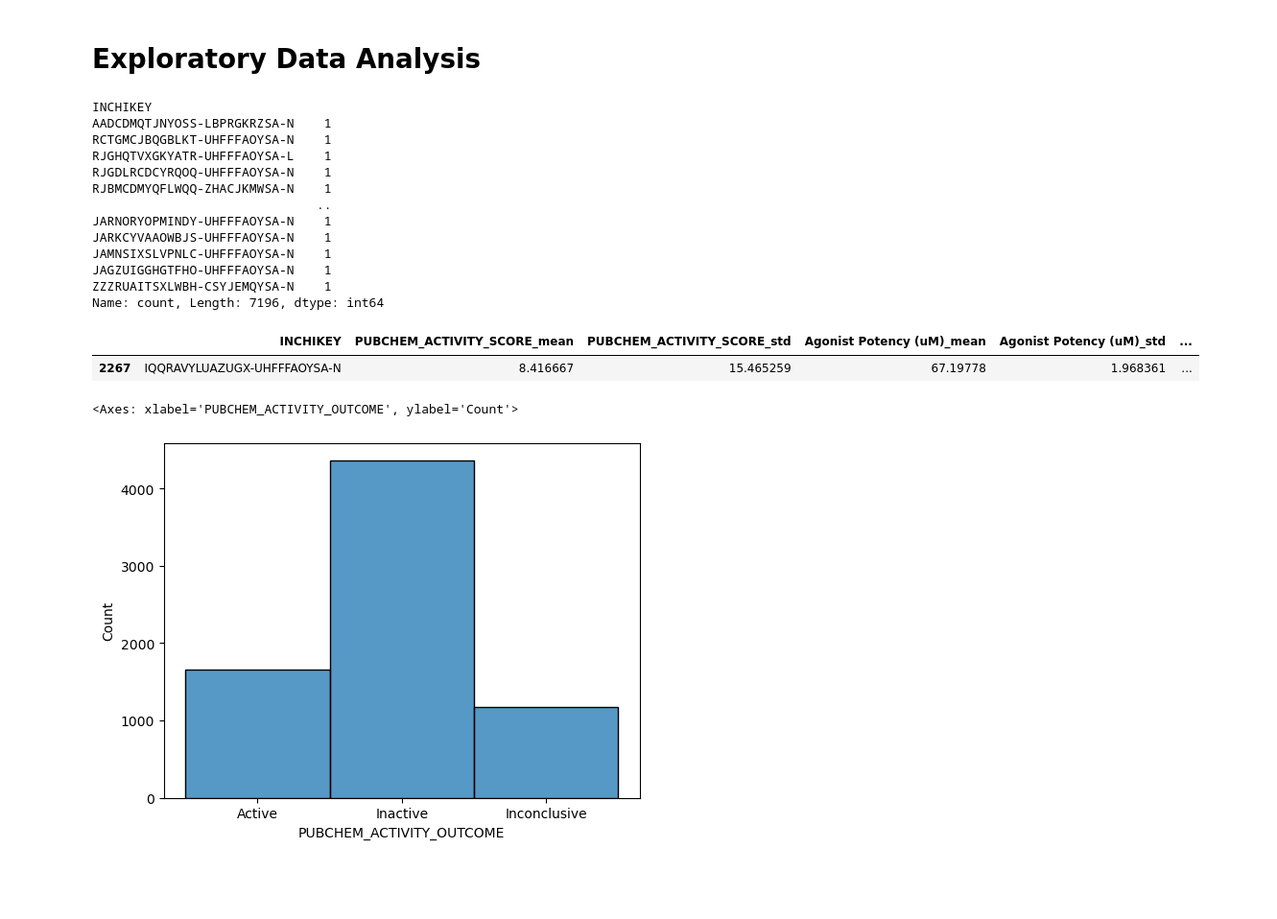
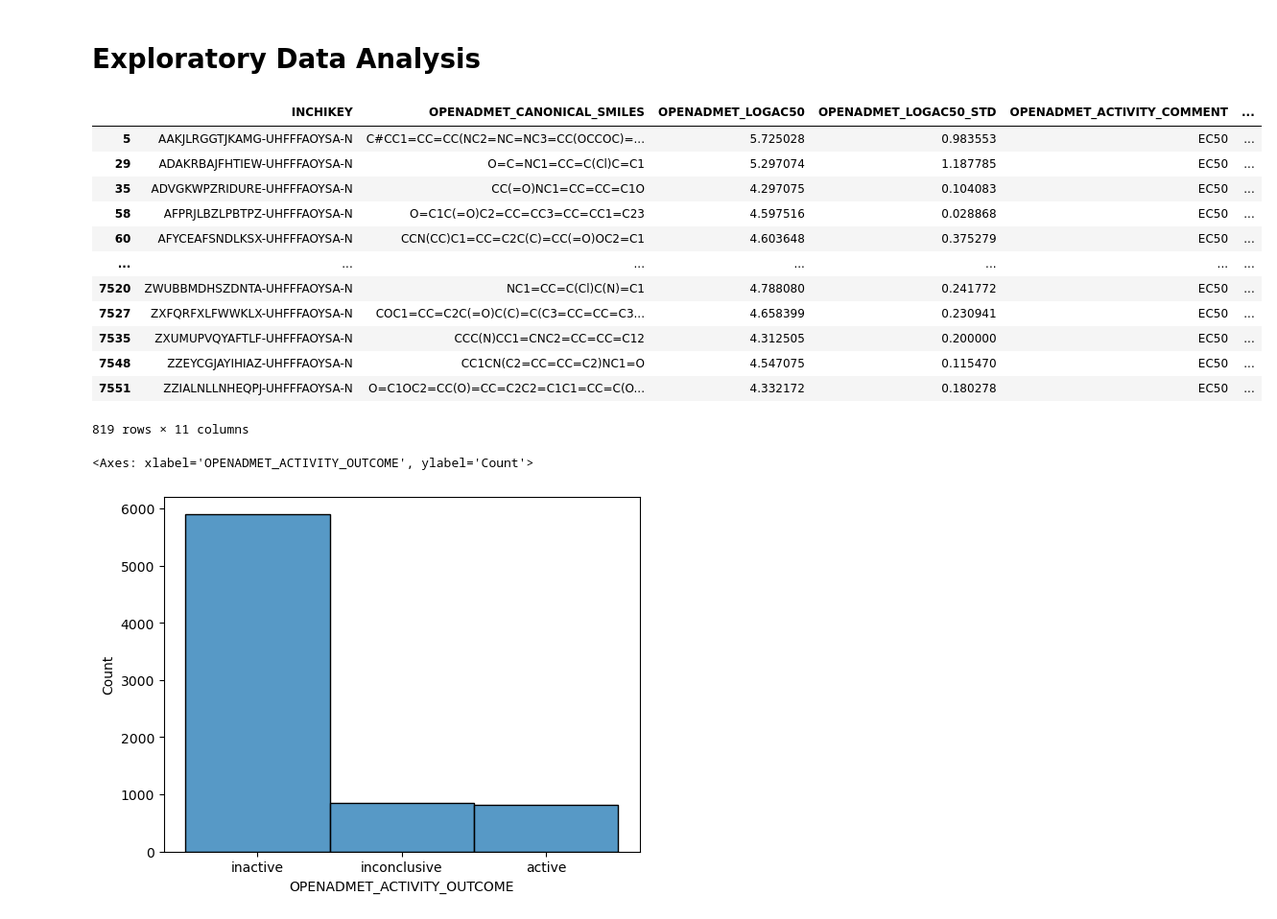
Before and after one commit to OpenADMET/data-catalogs, a Jupyter notebook: catalogs/pubchem_tox21/process_tox21.ipynb, the cells around one changed output. Shown: that part at 96% size. Cells and saved outputs as stored; diff of their text form; code cells hidden in the pictures; blank space fills up the shorter version.

```diff
--- a/catalogs/pubchem_tox21/process_tox21.ipynb
+++ b/catalogs/pubchem_tox21/process_tox21.ipynb
@@ -68,8 +76,0 @@ processed_files
-# %%
-data = {}
-
-for i in processed_files:
-    df = CSVProcessing.read_csv(os.path.join(output_folder, i))
-    data[i] = df
-
-data.keys()
@@ -91,3 +100,5 @@ Number rows in counter screen replicate data 9478.
+# %%
+data = make_data_dict(files=processed_files, path=output_path)
 # %% [markdown]
 ### Clean up the replicate data and merge
 1. Get the means and standard deviations for all numeric replicate columns
@@ -167,0 +156,4 @@ merged_rep
+# %%
+merged = summary_df.merge(rep_df, on="INCHIKEY", how="inner")
+merged = merged.merge(counter_df, on="INCHIKEY", how="inner")
+merged
@@ -235,0 +176,23 @@ full_df
+# %%
+merged.rename(columns={"pac50_mean": "OPENADMET_LOGAC50", "pac50_std": "OPENADMET_LOGAC50_STD"}, inplace=True)
+merged["OPENADMET_ACTIVITY_OUTCOME"] = merged["PUBCHEM_ACTIVITY_OUTCOME"].str.lower()
+merged["OPENADMET_ACTIVITY_COMMENT"] = ac50
+merged["OPENADMET_COUNTERSCREEN_VIABLE"] = np.where(
+    merged['counter_phenotype'].str.lower() == "cytotoxic", True, False
+)
+
+final_cols = [
+    "INCHIKEY",
+    "OPENADMET_CANONICAL_SMILES",
+    "OPENADMET_LOGAC50",
+    "OPENADMET_LOGAC50_STD",
+    "OPENADMET_ACTIVITY_COMMENT",
+    "OPENADMET_ACTIVITY_OUTCOME",
+    "OPENADMET_COUNTERSCREEN_VIABLE",
+    "fit_hillslope_mean",
+    "fit_hillslope_std",
+    "fit_r2_mean",
+    "fit_r2_std"
+]
+full_df = merged[final_cols]
+full_df
@@ -241,28 +218,23 @@ full_df.to_csv(os.path.join(final_output_path, f"cleaned_{protein}_tox21_data.cs
 # %% [markdown]
 # Exploratory Data Analysis
-# %%
-full_df['INCHIKEY'].value_counts()
-# %% [output]
-INCHIKEY
-AADCDMQTJNYOSS-LBPRGKRZSA-N    1
-RCTGMCJBQGBLKT-UHFFFAOYSA-N    1
-RJGHQTVXGKYATR-UHFFFAOYSA-L    1
-RJGDLRCDCYRQOQ-UHFFFAOYSA-N    1
-RJBMCDMYQFLWQQ-ZHACJKMWSA-N    1
-                              ..
-JARNORYOPMINDY-UHFFFAOYSA-N    1
-JARKCYVAAOWBJS-UHFFFAOYSA-N    1
-JAMNSIXSLVPNLC-UHFFFAOYSA-N    1
-JAGZUIGGHGTFHO-UHFFFAOYSA-N    1
-ZZZRUAITSXLWBH-CSYJEMQYSA-N    1
-Name: count, Length: 7196, dtype: int64
 # %%
-full_df.loc[full_df['INCHIKEY'] == 'IQQRAVYLUAZUGX-UHFFFAOYSA-N']
+full_df.loc[full_df['OPENADMET_ACTIVITY_OUTCOME'] == 'active']
 # %% [output]
-|  | INCHIKEY | PUBCHEM_ACTIVITY_SCORE_mean | PUBCHEM_ACTIVITY_SCORE_std | Agonist Potency (uM)_mean | Agonist Potency (uM)_std | ... |
-| 2267 | IQQRAVYLUAZUGX-UHFFFAOYSA-N | 8.416667 | 15.465259 | 67.19778 | 1.968361 | ... |
+|  | INCHIKEY | OPENADMET_CANONICAL_SMILES | OPENADMET_LOGAC50 | OPENADMET_LOGAC50_STD | OPENADMET_ACTIVITY_COMMENT | ... |
+| 5 | AAKJLRGGTJKAMG-UHFFFAOYSA-N | C#CC1=CC=CC(NC2=NC=NC3=CC(OCCOC)=... | 5.725028 | 0.983553 | EC50 | ... |
+| 29 | ADAKRBAJFHTIEW-UHFFFAOYSA-N | O=C=NC1=CC=C(Cl)C=C1 | 5.297074 | 1.187785 | EC50 | ... |
+| 35 | ADVGKWPZRIDURE-UHFFFAOYSA-N | CC(=O)NC1=CC=CC=C1O | 4.297075 | 0.104083 | EC50 | ... |
+| 58 | AFPRJLBZLPBTPZ-UHFFFAOYSA-N | O=C1C(=O)C2=CC=CC3=CC=CC1=C23 | 4.597516 | 0.028868 | EC50 | ... |
+| 60 | AFYCEAFSNDLKSX-UHFFFAOYSA-N | CCN(CC)C1=CC=C2C(C)=CC(=O)OC2=C1 | 4.603648 | 0.375279 | EC50 | ... |
+| ... | ... | ... | ... | ... | ... | ... |
+| 7520 | ZWUBBMDHSZDNTA-UHFFFAOYSA-N | NC1=CC=C(Cl)C(N)=C1 | 4.788080 | 0.241772 | EC50 | ... |
+| 7527 | ZXFQRFXLFWWKLX-UHFFFAOYSA-N | COC1=CC=C2C(=O)C(C)=C(C3=CC=CC=C3... | 4.658399 | 0.230941 | EC50 | ... |
+| 7535 | ZXUMUPVQYAFTLF-UHFFFAOYSA-N | CCC(N)CC1=CNC2=CC=CC=C12 | 4.312505 | 0.200000 | EC50 | ... |
+| 7548 | ZZEYCGJAYIHIAZ-UHFFFAOYSA-N | CC1CN(C2=CC=CC=C2)NC1=O | 4.547075 | 0.115470 | EC50 | ... |
+| 7551 | ZZIALNLLNHEQPJ-UHFFFAOYSA-N | O=C1OC2=CC(O)=CC=C2C2=C1C1=CC=C(O... | 4.332172 | 0.180278 | EC50 | ... |
+819 rows × 11 columns
 # %%
-sns.histplot(data=full_df, x='PUBCHEM_ACTIVITY_OUTCOME')
+sns.histplot(data=full_df, x='OPENADMET_ACTIVITY_OUTCOME')
 # %% [output]
-<Axes: xlabel='PUBCHEM_ACTIVITY_OUTCOME', ylabel='Count'>
+<Axes: xlabel='OPENADMET_ACTIVITY_OUTCOME', ylabel='Count'>
-[figure, old version]
+[figure, new version]
```
Also changed, not shown: parts of 25 cells of this notebook, 22 other files.
